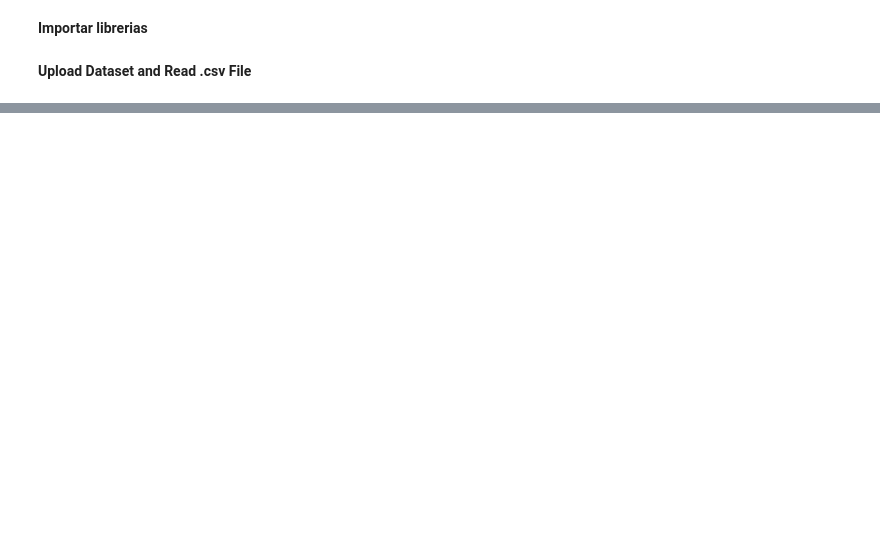
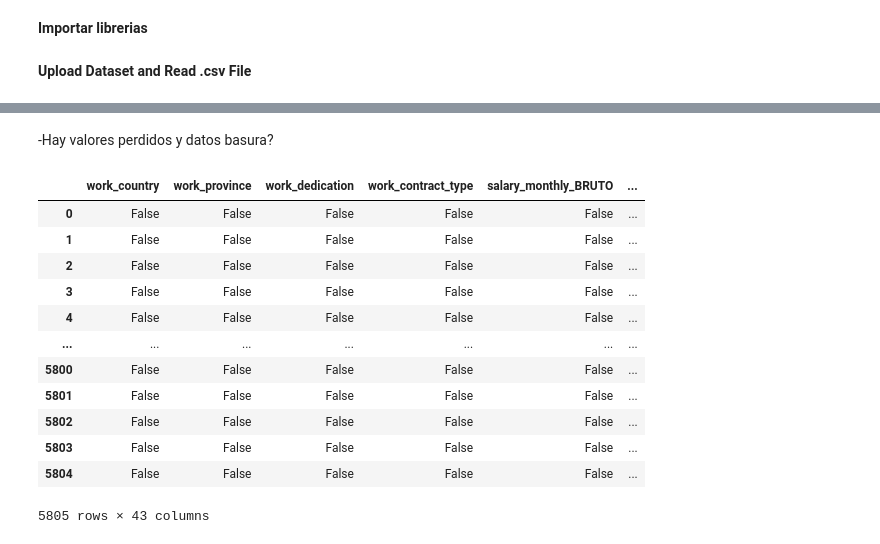
Before and after one commit to hernanmartinezrivero/machine_learning, a Jupyter notebook: Ejercicio01.ipynb, the cells around one changed output, grey strips where cells are left out. Cells and saved outputs as stored; diff of their text form; code cells hidden in the pictures; blank space fills up the shorter version.

```diff
--- a/Ejercicio01.ipynb
+++ b/Ejercicio01.ipynb
@@ -30,0 +80,18 @@ df = pd.read_csv(url)
+# %% [markdown]
+-Hay valores perdidos y datos basura?
+# %%
+df.isna()
+# %% [output]
+|  | work_country | work_province | work_dedication | work_contract_type | salary_monthly_BRUTO | ... |
+| 0 | False | False | False | False | False | ... |
+| 1 | False | False | False | False | False | ... |
+| 2 | False | False | False | False | False | ... |
+| 3 | False | False | False | False | False | ... |
+| 4 | False | False | False | False | False | ... |
+| ... | ... | ... | ... | ... | ... | ... |
+| 5800 | False | False | False | False | False | ... |
+| 5801 | False | False | False | False | False | ... |
+| 5802 | False | False | False | False | False | ... |
+| 5803 | False | False | False | False | False | ... |
+| 5804 | False | False | False | False | False | ... |
+5805 rows × 43 columns
```
Also changed, not shown: parts of 29 cells of this notebook.
